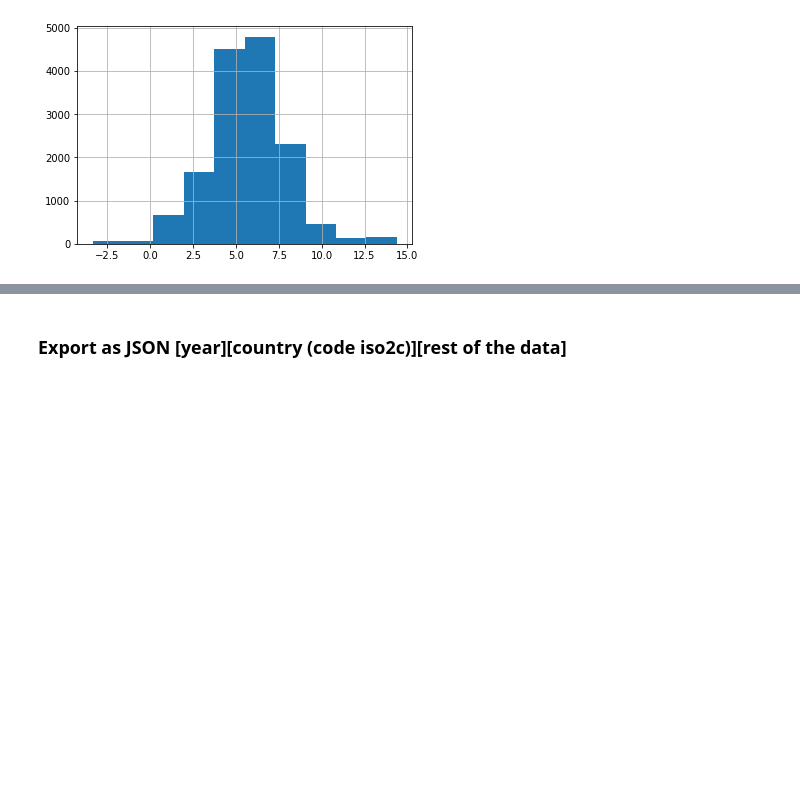
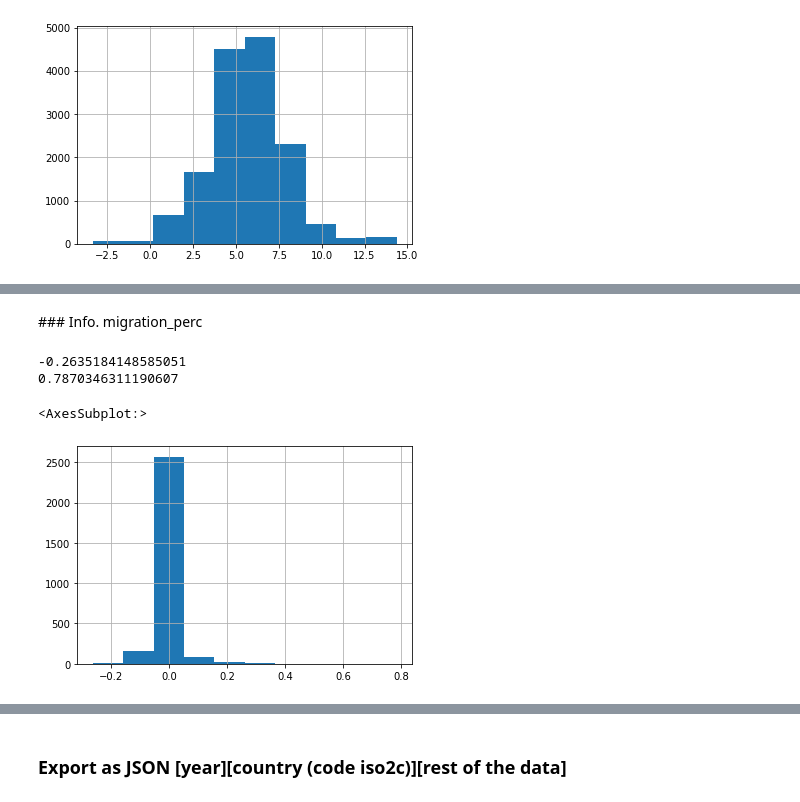
Before and after one commit to nicolasfeyer/mse-vi-projet, a Jupyter notebook: dataset/dataConvert.ipynb, the cells around one changed output, grey strips where cells are left out. Drawn from its saved outputs; the diff is of its cells as text; code cells hidden in the pictures; blank space fills up the shorter version.

```diff
--- a/dataset/dataConvert.ipynb
+++ b/dataset/dataConvert.ipynb
@@ -26,0 +68,11 @@ print(np.log2(dataFrame.pop_density).max())
+# %% [markdown]
+### Info. migration_perc
+# %%
+print(dataFrame.migration_perc.min())
+print(dataFrame.migration_perc.max())
+dataFrame.migration_perc.hist()
+# %% [output]
+-0.2635184148585051
+0.7870346311190607
+<AxesSubplot:>
+[figure, added]
```
Also changed, not shown: parts of 10 cells of this notebook, 1 other file.
